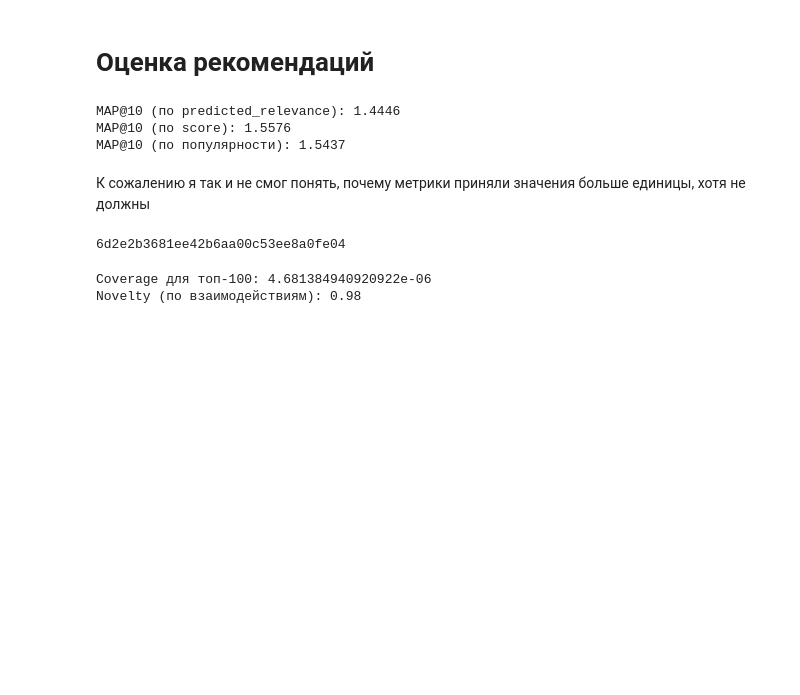
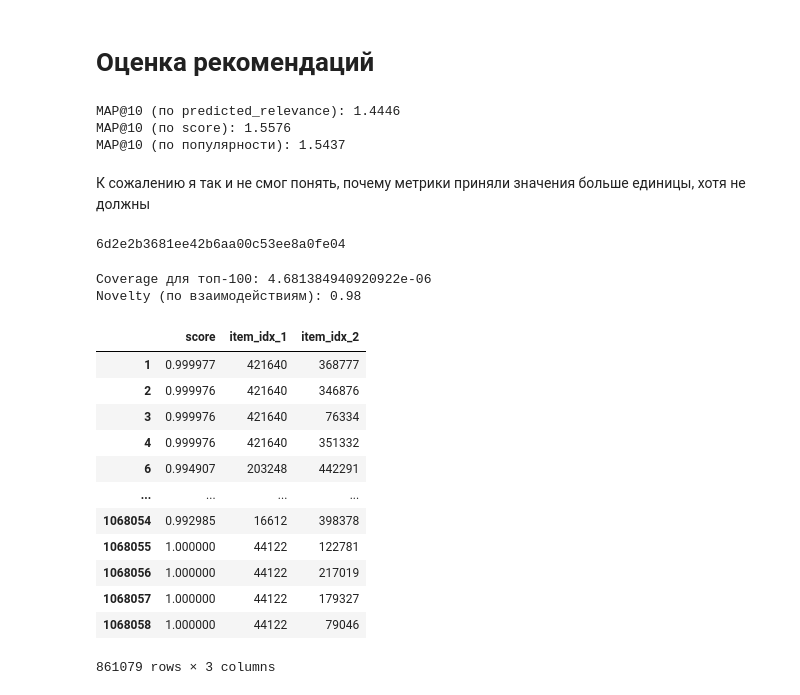
Before and after one commit to Krestom/mle-pr-final, a Jupyter notebook: main.ipynb, the cells around one changed output. Drawn from its saved outputs; the diff is of its cells as text; code cells hidden in the pictures; blank space fills up the shorter version.

```diff
--- a/main.ipynb
+++ b/main.ipynb
@@ -664,0 +672,16 @@ Novelty (по взаимодействиям): 0.98
+# %%
+similar_items
+# %% [output]
+|  | score | item_idx_1 | item_idx_2 |
+| 1 | 0.999977 | 421640 | 368777 |
+| 2 | 0.999976 | 421640 | 346876 |
+| 3 | 0.999976 | 421640 | 76334 |
+| 4 | 0.999976 | 421640 | 351332 |
+| 6 | 0.994907 | 203248 | 442291 |
+| ... | ... | ... | ... |
+| 1068054 | 0.992985 | 16612 | 398378 |
+| 1068055 | 1.000000 | 44122 | 122781 |
+| 1068056 | 1.000000 | 44122 | 217019 |
+| 1068057 | 1.000000 | 44122 | 179327 |
+| 1068058 | 1.000000 | 44122 | 79046 |
+861079 rows × 3 columns
```
Also changed, not shown: parts of 5 cells of this notebook, 7 other files.
